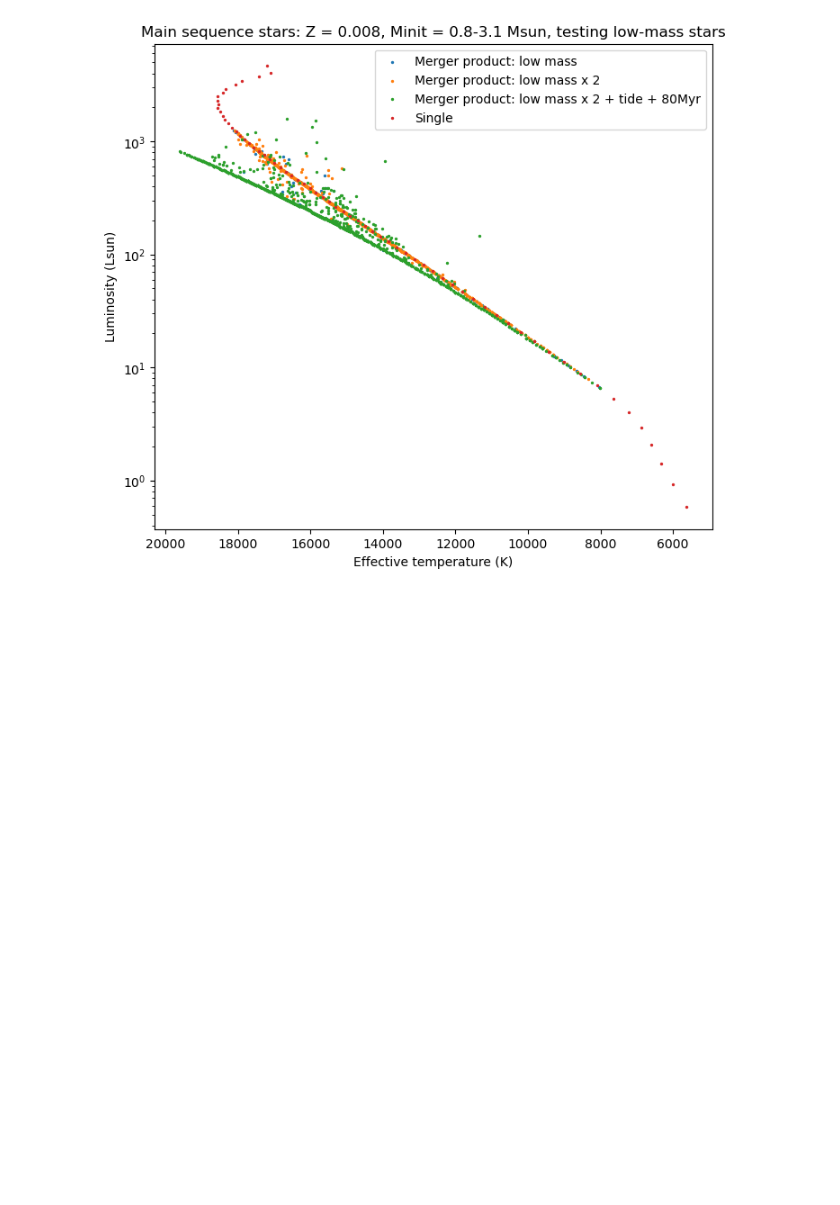
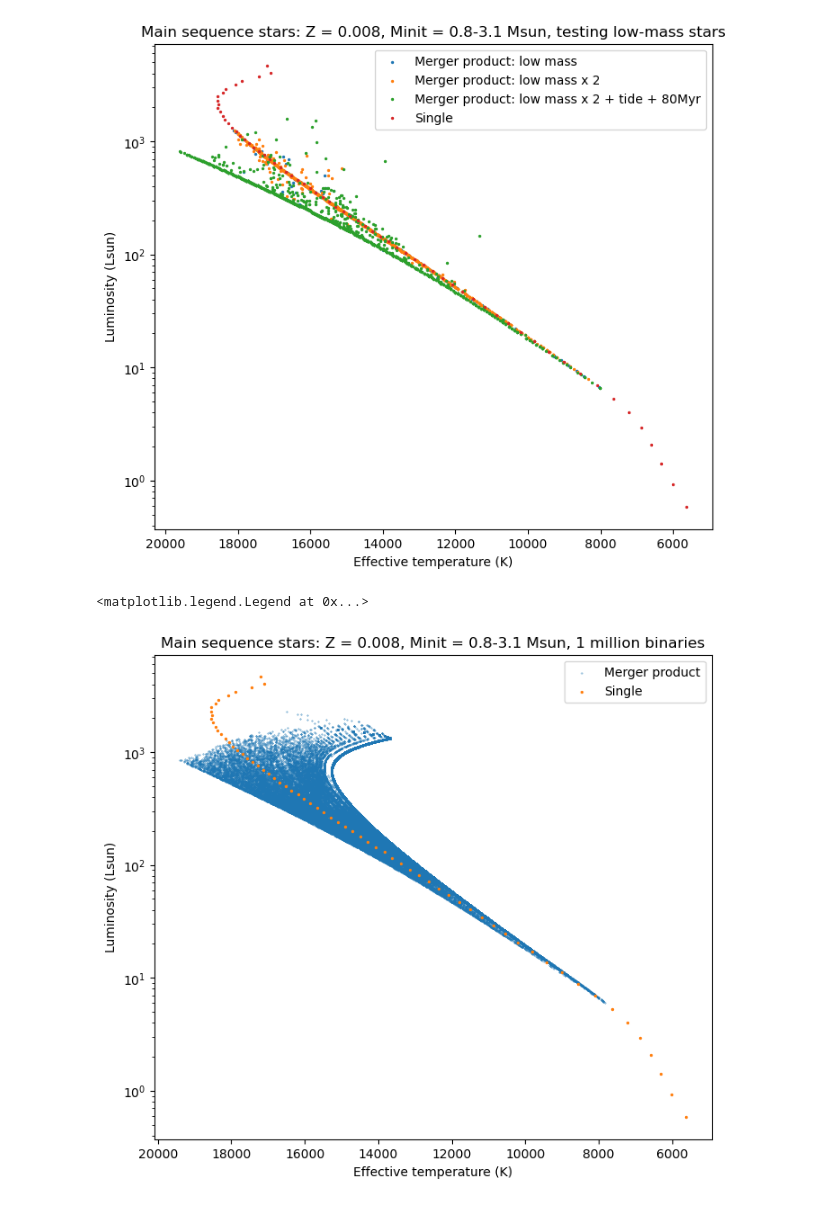
Before and after one commit to mkim0029/COMPAS, a Jupyter notebook: src/Corrected_plotting/read.ipynb, the cells around one changed output. Drawn from its saved outputs; the diff is of its cells as text; code cells hidden in the pictures; blank space fills up the shorter version.

Commit message:
tested 1 million low-mass binaries

```diff
--- a/src/Corrected_plotting/read.ipynb
+++ b/src/Corrected_plotting/read.ipynb
@@ -112,6 +112,22 @@ plt.legend()
 # %% [output]
 <matplotlib.legend.Legend at 0x...>
 [figure]
+# %%
+binary_1mil = load_data('COMPAS_Output_1mil.h5', 'BSE')
+binary_merger_1mil = restrict(restrict(binary_1mil, 'type1', 1, 1), 'type2', 15, 15) #merger products only
+# %%
+plt.figure(figsize=(8,7))
+plt.scatter(binary_merger_1mil.Teff1, binary_merger_1mil.L1, label = 'Merger product', s = 0.1)
+plt.scatter(single_MS.Teff, single_MS.L, label = 'Single', s = 2)
+plt.gca().invert_xaxis()
+plt.title('Main sequence stars: Z = 0.008, Minit = 0.8-3.1 Msun, 1 million binaries')
+plt.xlabel('Effective temperature (K)')
+plt.ylabel('Luminosity (Lsun)')
+plt.yscale('log')
+plt.legend()
+# %% [output]
+<matplotlib.legend.Legend at 0x...>
+[figure, added]
 # %%
 # plt.figure(figsize=(8,7))
 # #plt.scatter(binary_MS.Teff1, binary_MS.L1, label = 'Primary', s = 2)
```
Also changed, not shown: 1 other file.
